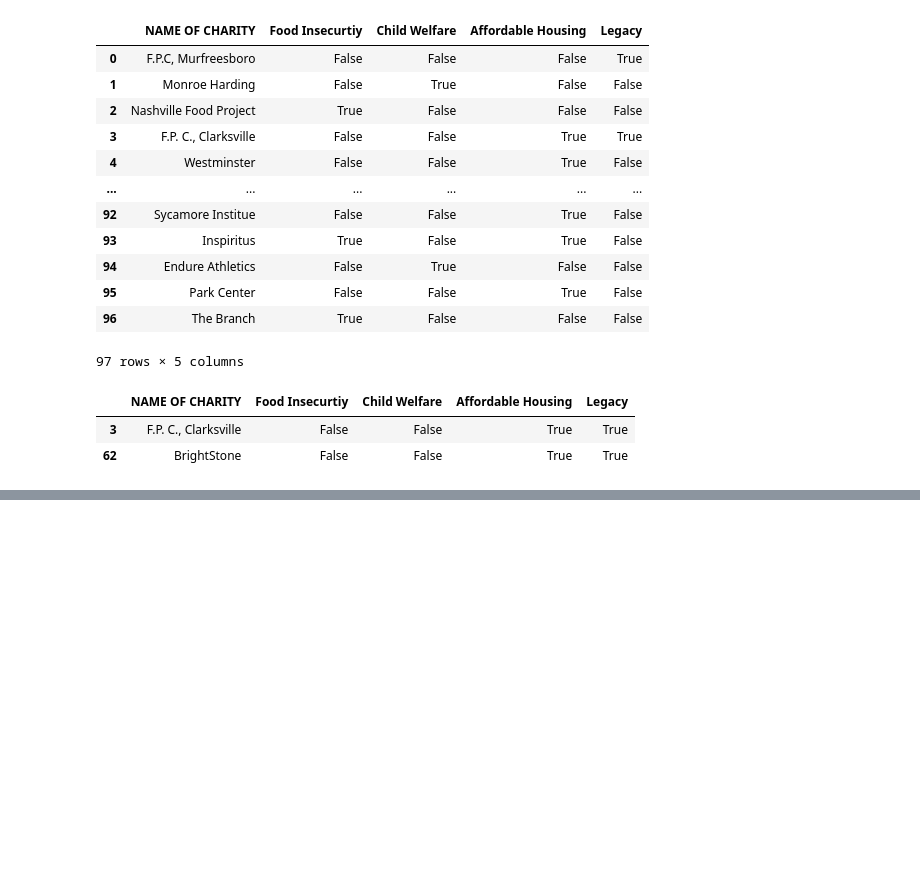
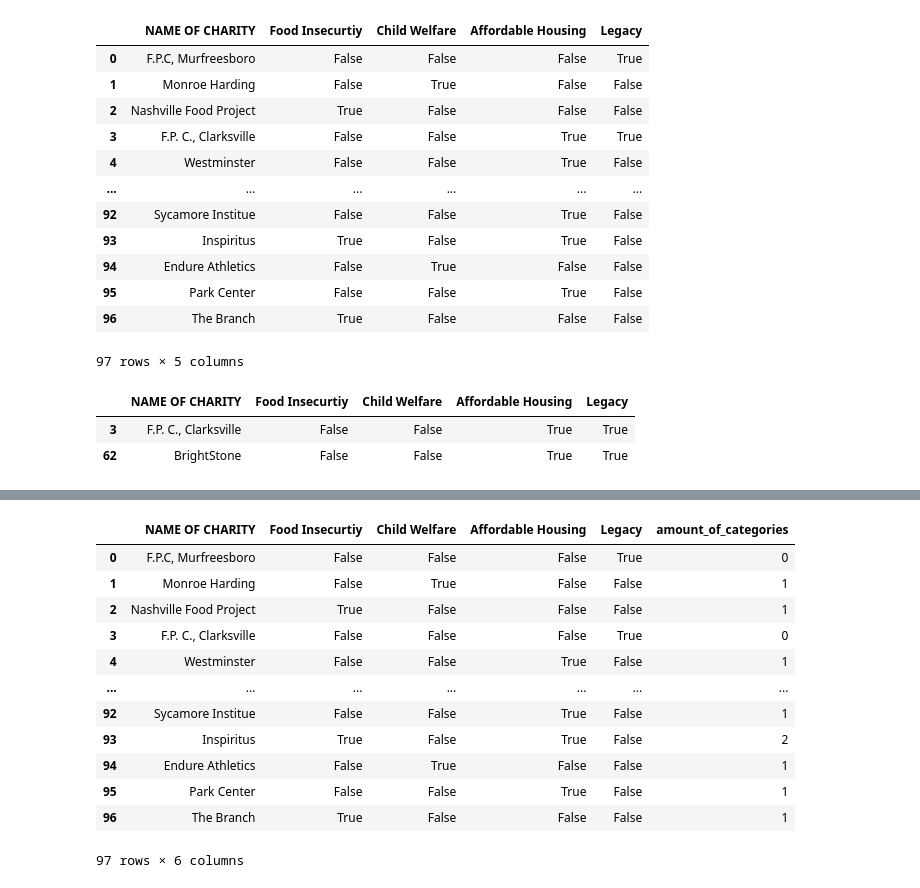
Before and after one commit to BigECire/eric-capstone, a Jupyter notebook: notebooks/data_cleaning.ipynb, the cells around one changed output, grey strips where cells are left out. Drawn from its saved outputs; the diff is of its cells as text; code cells hidden in the pictures; blank space fills up the shorter version.

```diff
--- a/notebooks/data_cleaning.ipynb
+++ b/notebooks/data_cleaning.ipynb
@@ -148,3 +148,6 @@ categories_df.loc[categories_df.Legacy & (categories_df['Food Insecurtiy']+categ
 |  | NAME OF CHARITY | Food Insecurtiy | Child Welfare | Affordable Housing | Legacy |
 | 3 | F.P. C., Clarksville | False | False | True | True |
 | 62 | BrightStone | False | False | True | True |
+# %%
+categories_df.at[3, 'Affordable Housing'] = False
+categories_df.at[3, 'Affordable Housing']
@@ -150,0 +156,3 @@ categories_df.loc[categories_df.Legacy & (categories_df['Food Insecurtiy']+categ
+# %%
+categories_df.at[62, 'Affordable Housing'] = False
+categories_df.at[62, 'Affordable Housing']
@@ -150,0 +181,17 @@ categories_df.loc[categories_df.Legacy & (categories_df['Food Insecurtiy']+categ
+# %%
+categories_df['amount_of_categories'] = categories_df[['Food Insecurtiy', 'Child Welfare', 'Affordable Housing']].sum(axis=1)
+categories_df
+# %% [output]
+|  | NAME OF CHARITY | Food Insecurtiy | Child Welfare | Affordable Housing | Legacy | amount_of_categories |
+| 0 | F.P.C, Murfreesboro | False | False | False | True | 0 |
+| 1 | Monroe Harding | False | True | False | False | 1 |
+| 2 | Nashville Food Project | True | False | False | False | 1 |
+| 3 | F.P. C., Clarksville | False | False | False | True | 0 |
+| 4 | Westminster | False | False | True | False | 1 |
+| ... | ... | ... | ... | ... | ... | ... |
+| 92 | Sycamore Institue | False | False | True | False | 1 |
+| 93 | Inspiritus | True | False | True | False | 2 |
+| 94 | Endure Athletics | False | True | False | False | 1 |
+| 95 | Park Center | False | False | True | False | 1 |
+| 96 | The Branch | True | False | False | False | 1 |
+97 rows × 6 columns
```
Also changed, not shown: parts of 9 cells of this notebook.
